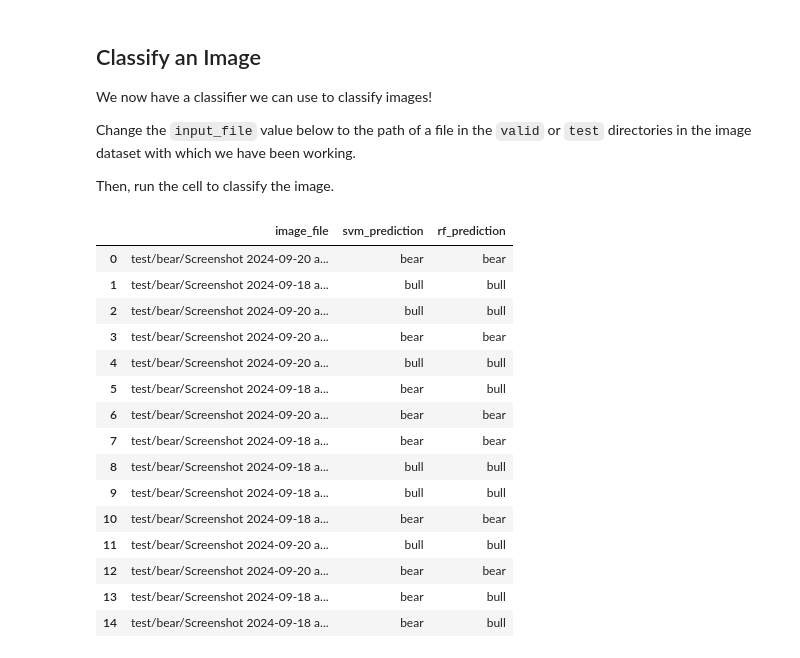
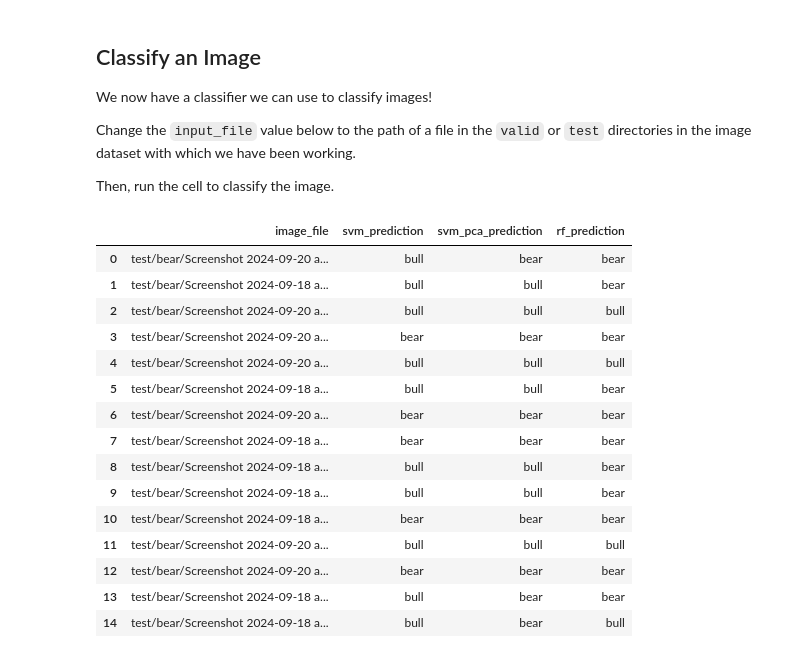
Before and after one commit to thetradingwhisperer/gc_quant_trading_research, a Jupyter notebook: Dinov2_classification_gc.ipynb, the cells around one changed output. Drawn from its saved outputs; the diff is of its cells as text; code cells hidden in the pictures.

```diff
--- a/Dinov2_classification_gc.ipynb
+++ b/Dinov2_classification_gc.ipynb
@@ -216,7 +216,7 @@ from sklearn.decomposition import PCA
 
 
 #fit a svm model
-def fit_svm(embeddings, labels):
+def fit_svm_pca(embeddings, labels):
     clf = svm.SVC(gamma='scale')
     y = [labels[file] for file in files]
     embedding_list = list(embeddings.values())
@@ -224,22 +224,35 @@ def fit_svm(embeddings, labels):
     # Convert embedding_list to a 2D array
     embedding_array = np.array(embedding_list).reshape(len(embedding_list), -1)
 
-    # Apply PCA to reduce dimensions to 10
-    pca = PCA(n_components=50)
+    # Apply PCA to reduce dimensions to x principal components
+    pca = PCA(n_components=70)
     embedding_list = pca.fit_transform(embedding_array)
 
     clf.fit(embedding_list, y)
     return clf, pca
 
-clf_svm, pca = fit_svm(embeddings, labels)
+clf_svm_pca, pca = fit_svm_pca(embeddings, labels)
+
+
+#fit a svm model with pca
+def fit_svm(embeddings, labels):
+    clf = svm.SVC(gamma='scale')
+    y = [labels[file] for file in files]
+    embedding_list = list(embeddings.values())
+
+    clf.fit(np.array(embedding_list).reshape(-1, EMBEDDING_SIZE), y)
+    return clf
+
+clf_svm = fit_svm(embeddings, labels)
 
 
 #fit a random forest model
 def fit_rf(embeddings, labels):
-    rf = RandomForestClassifier(n_estimators=100, max_depth=201) #70
+    rf = RandomForestClassifier(n_estimators=2, max_depth=201) #70
     y = [labels[file] for file in files]
     embedding_list = list(embeddings.values())
     rf.fit(np.array(embedding_list).reshape(-1, EMBEDDING_SIZE), y)
     return rf
 
 clf_rf = fit_rf(embeddings, labels)
+#save this rf model
@@ -258,51 +275,51 @@ TEST_FOLDER = "bear"
 input_files = glob.glob(f'test/{TEST_FOLDER}/*.png')
 # %%
 import pandas as pd
-from sklearn import svm
 
 # Initialize an empty DataFrame
-predictions_df = pd.DataFrame(columns=['image_file', 'svm_prediction', 'rf_prediction'])
+predictions_df = pd.DataFrame(columns=['image_file', 'svm_prediction', 'svm_pca_prediction', 'rf_prediction'])
 
 
 
 for input_file in input_files:
     new_image = load_image(input_file)
 
     with torch.no_grad():
         new_embedding = dinov2_vits14(new_image.to(device))
 
         # Convert embedding to numpy array and reshape
         new_embedding_array = np.array(new_embedding[0].cpu()).reshape(1, -1)
         new_embedding_pca = pca.transform(new_embedding_array)
 
         # Generate predictions
-        svm_prediction = clf_svm.predict(new_embedding_pca)
-        rf_prediction = clf_rf.predict(np.array(new_embedding[0].cpu()).reshape(1, -1))
+        svm_pca_prediction = clf_svm_pca.predict(new_embedding_pca)
+        svm_prediction = clf_svm.predict(new_embedding_array)
+        rf_prediction = clf_rf.predict(new_embedding_array)
 
 
         # Add the predictions to the DataFrame using loc
-        predictions_df.loc[len(predictions_df)] = [input_file, svm_prediction[0], rf_prediction[0]]
+        predictions_df.loc[len(predictions_df)] = [input_file, svm_prediction[0],svm_pca_prediction[0], rf_prediction[0]]
 
 
 # Print the DataFrame
 predictions_df
 # %% [output]
-|  | image_file | svm_prediction | rf_prediction |
-| 0 | test/bear/Screenshot 2024-09-20 a... | bear | bear |
-| 1 | test/bear/Screenshot 2024-09-18 a... | bull | bull |
-| 2 | test/bear/Screenshot 2024-09-20 a... | bull | bull |
-| 3 | test/bear/Screenshot 2024-09-20 a... | bear | bear |
-| 4 | test/bear/Screenshot 2024-09-20 a... | bull | bull |
-| 5 | test/bear/Screenshot 2024-09-18 a... | bear | bull |
-| 6 | test/bear/Screenshot 2024-09-20 a... | bear | bear |
-| 7 | test/bear/Screenshot 2024-09-18 a... | bear | bear |
-| 8 | test/bear/Screenshot 2024-09-18 a... | bull | bull |
-| 9 | test/bear/Screenshot 2024-09-18 a... | bull | bull |
-| 10 | test/bear/Screenshot 2024-09-18 a... | bear | bear |
-| 11 | test/bear/Screenshot 2024-09-20 a... | bull | bull |
-| 12 | test/bear/Screenshot 2024-09-20 a... | bear | bear |
-| 13 | test/bear/Screenshot 2024-09-18 a... | bear | bull |
-| 14 | test/bear/Screenshot 2024-09-18 a... | bear | bull |
+|  | image_file | svm_prediction | svm_pca_prediction | rf_prediction |
+| 0 | test/bear/Screenshot 2024-09-20 a... | bull | bear | bear |
+| 1 | test/bear/Screenshot 2024-09-18 a... | bull | bull | bear |
+| 2 | test/bear/Screenshot 2024-09-20 a... | bull | bull | bull |
+| 3 | test/bear/Screenshot 2024-09-20 a... | bear | bear | bear |
+| 4 | test/bear/Screenshot 2024-09-20 a... | bull | bull | bull |
+| 5 | test/bear/Screenshot 2024-09-18 a... | bull | bull | bear |
+| 6 | test/bear/Screenshot 2024-09-20 a... | bear | bear | bear |
+| 7 | test/bear/Screenshot 2024-09-18 a... | bear | bear | bear |
+| 8 | test/bear/Screenshot 2024-09-18 a... | bull | bull | bear |
+| 9 | test/bear/Screenshot 2024-09-18 a... | bull | bull | bear |
+| 10 | test/bear/Screenshot 2024-09-18 a... | bear | bear | bear |
+| 11 | test/bear/Screenshot 2024-09-20 a... | bull | bull | bull |
+| 12 | test/bear/Screenshot 2024-09-20 a... | bear | bear | bear |
+| 13 | test/bear/Screenshot 2024-09-18 a... | bull | bear | bear |
+| 14 | test/bear/Screenshot 2024-09-18 a... | bull | bear | bull |
 # %%
 from sklearn.metrics import accuracy_score, confusion_matrix
 
```
Also changed, not shown: parts of 3 cells of this notebook, 2 other files.
